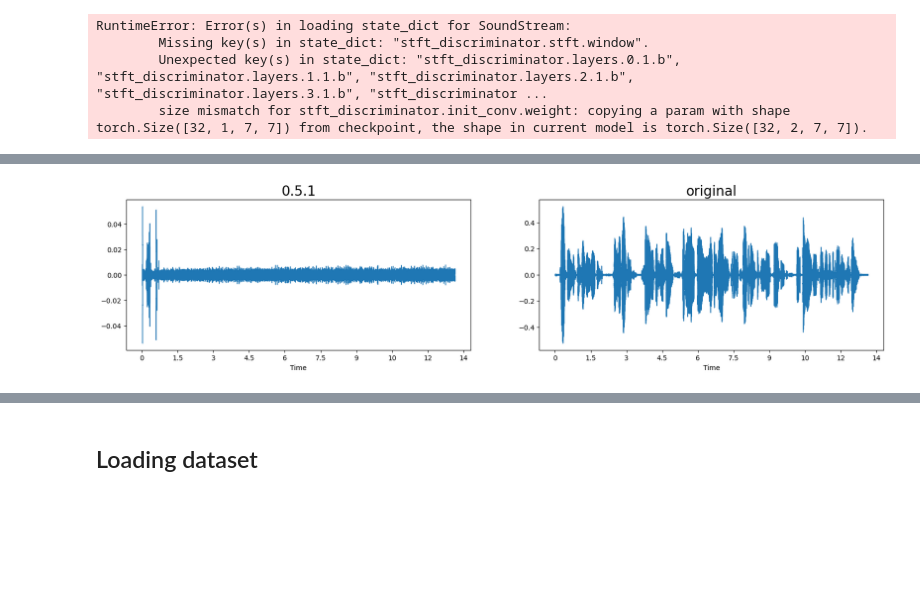
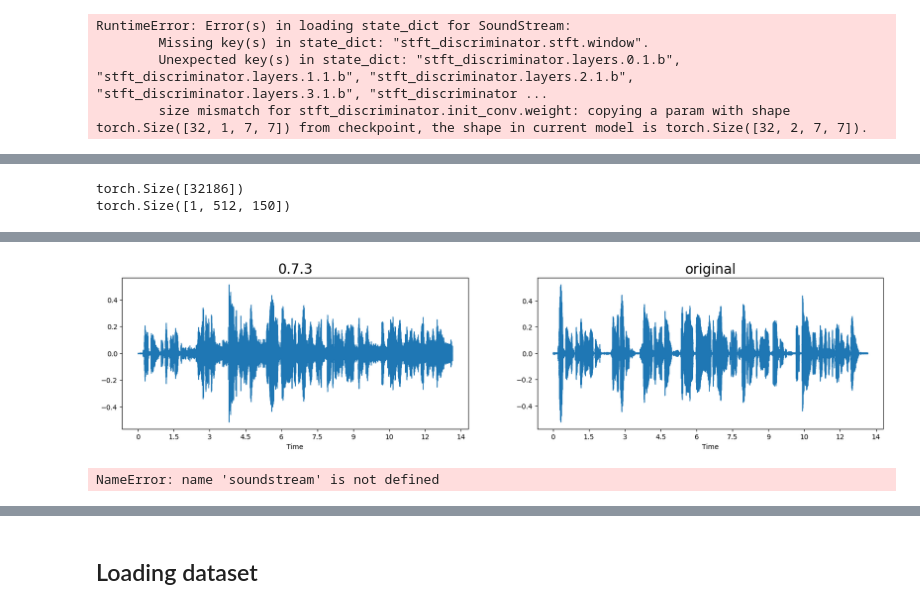
Before and after one commit to BlackFox1197/masterarbeit_programming, a Jupyter notebook: notebooks/playground.ipynb, the cells around one changed output, grey strips where cells are left out. Saved outputs shown, nothing was run; the diff lists cells and outputs as text; code cells hidden in the pictures; blank space fills up the shorter version.

Commit message:
dataset ebcidubg and saving now works

```diff
--- a/notebooks/playground.ipynb
+++ b/notebooks/playground.ipynb
@@ -45,16 +50,15 @@ for param in soundstream.parameters():
 # %%
 from audiolm_pytorch import SoundStream, SoundStreamTrainer
 soundstream = SoundStream(
-    codebook_size = 2048,
+    codebook_size = 1024,
     rq_num_quantizers = 8,
-
-    #target_sample_hz=32000
+    #target_sample_hz=16000
 )
 #/home/ckwdani/Programming/Projects/masterarbeit/Jupyter/mainProject/notebooks/content/00_Soundstream_new/2_libri_15000
 #/home/ckwdani/Programming/Projects/masterarbeit/Jupyter/mainProject/notebooks/content/soundstream/resultsSS__NEWEXTRA3
 #soundstream.load("content/soundstream/before_0.3/resultsSS_extra6/soundstream.32390.pt")
-soundstream.load("content/soundstream/after_0.3/02_Soundstream_5_1_new_libri_360/1_libri_with360_500000/soundstream.200000.pt")
-soundstream.cuda()
+soundstream.to("cpu")
+soundstream.load("content/soundstream/vers0.7.4/01_Soundstream_7_x_new_libri_full/5_3250/soundstream.3250.pt")
 
 for param in soundstream.parameters():
     param.requires_grad = False
@@ -79,24 +65,41 @@ SoundStream(
 # %%
 
+from torch import nn
 from audiolm_pytorch.data import SoundDataset
 import torchaudio
+import numpy as np
+from torchvision.transforms import InterpolationMode
+import torchvision
+
 
 
 
 
 test = torchaudio.load("/home/ckwdani/Music/libri/libri_clean/train-clean-100/40/222/40-222-0000.flac")
-testCafe = torchaudio.load("/home/ckwdani/Programming/Projects/masterarbeit/Datasets/CaFE_48k/Joie/Fort/01-J-2-1.wav")
+testCafe = torchaudio.load("/home/ckwdani/Music/emotionDatasets/converted/cafe/Joie/Fort/01-J-2-1.flac")
+testTess = torchaudio.load("/home/ckwdani/Music/emotionDatasets/converted/tess/OAF_happy/OAF_beg_happy.flac")
 #test = torchaudio.load("/home/ckwdani/Programming/Projects/masterarbeit/Jupyter/mainProject/Stimuli_Intensitätsmorphs/nf01_ang_w02_o_100_70dB.wav")
+
+print(testTess[0][0].shape)
+paddboth = int((48000-testTess[0][0].shape[0])/2)
+testerPad = nn.functional.pad(testTess[0], (paddboth,paddboth), value=-0.0)
+#resizer = torchvision.transforms.Resize((1, 48000), interpolation=InterpolationMode.BILINEAR,)
+#print(resizer(testTess[0]))
 
 import torch
 with torch.no_grad():
 
-    testTensor = soundstream.encoder(test[0].to("cuda"))
-    testForward = soundstream(test[0].to("cuda"),
-                              return_encoded = True,
-                              #return_recons_only=True
-                              )
-    testCafeForward = soundstream(testCafe[0].to("cuda"), return_encoded=True)
+    #testTensor = soundstream.encoder(test[0].to("cpu"))
+    testForward = soundstream(test[0].to("cpu"), return_encoded = True)
+    testerPadForward = soundstream(testerPad.to("cpu"), return_encoded = True)
+    tessTestForward = soundstream(testTess[0].to("cpu"), return_encoded = True, #return_recons_only=True
+                            )
+    testCafeForward = soundstream(testCafe[0].to("cpu"), return_encoded=True)
+
+print(testerPadForward[0].shape)
+# %% [output]
+torch.Size([32186])
+torch.Size([1, 512, 150])
 # %%
 from IPython.lib.display import Audio
 import numpy as np
@@ -122,16 +137,44 @@ Audio(soundstream.decoder(testForward[0]).detach().cpu().numpy()[0,0,:], rate=16
 # %%
 import sys
 from pathlib import Path
 import importlib
 module_path = str(Path.cwd().parents[0] / "utils")
 
 if module_path not in sys.path:
     sys.path.append(module_path)
 import utils.exploratoryUtils as exU
 importlib.reload(exU)
 
 #exU.waveplot(soundstream.decoder(testTensor).detach().cpu().numpy(), sr=22050, emotion="test")
 #exU.waveplot_two_datas(soundstream.decoder(testTensor).detach().cpu().numpy(), sr=16000, emotion="test", data1=test[0].numpy(), sr1=16000, emotion1="test")
-exU.waveplot_two_datas(soundstream.decoder(testForward[0]).detach().cpu().numpy()[0,0,:], sr=16000, emotion="0.5.1", data1=test[0].numpy(), sr1=16000, emotion1="original")
+exU.waveplot_two_datas(soundstream.decoder(testForward[0]).detach().cpu().numpy()[0,0,:], sr=16000, emotion="0.7.3", data1=test[0].numpy(), sr1=16000, emotion1="original")
+#exU.waveplot_two_datas(soundstream.decoder(testCafeForward[0]).detach().cpu().numpy()[0,0,:], sr=16000, emotion="0.7.3", data1=testCafe[0].numpy(), sr1=16000, emotion1="original")
 # %% [output]
-[figure, old version]
+[figure, new version]
+# %%
+def getMinMaxFromValues(ds):
+    mini, maxi = float("inf"), 0
+    print(len(ds))
+
+    mini = min(ds)
+    maxi = max(ds)
+    return mini, maxi
+
+import network_models.soundstream_lstm.CombinedEmoDataset_7_Emo as ced
+
+collator = ced.collateToSeconds(3.5, 16000, 0, True)
+directory_tess="/home/ckwdani/Music/emotionDatasets/converted_mono/tess"
+tess = ced.CombinedEmoDataSet_7_emos(directory_tess=directory_tess, device="cpu",  transFormAudio=collator)
+tesspad = (soundstream(tess[6][0], return_encoded= True))
+
+
+# arr = (soundstream(tess[0][0], return_encoded= True)[0]).detach().numpy().flatten()
+# for i in range(len(tess)//8):
+#     print(i)
+#     arr = np.append(arr, (soundstream(tess[i][0], return_encoded= True)[0]).detach().numpy().flatten())
+#
+#
+#
+# print("generated")
+# %% [output]
+NameError: name 'soundstream' is not defined
```
Also changed, not shown: parts of 16 cells of this notebook, 18 other files.
